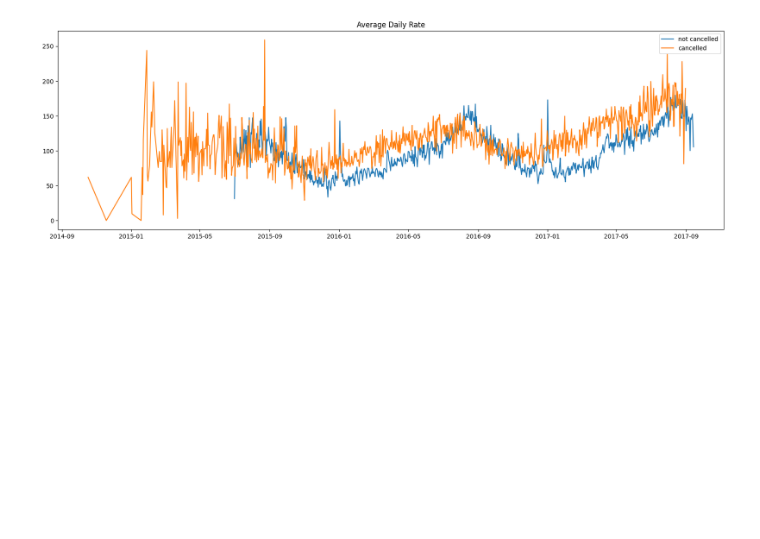
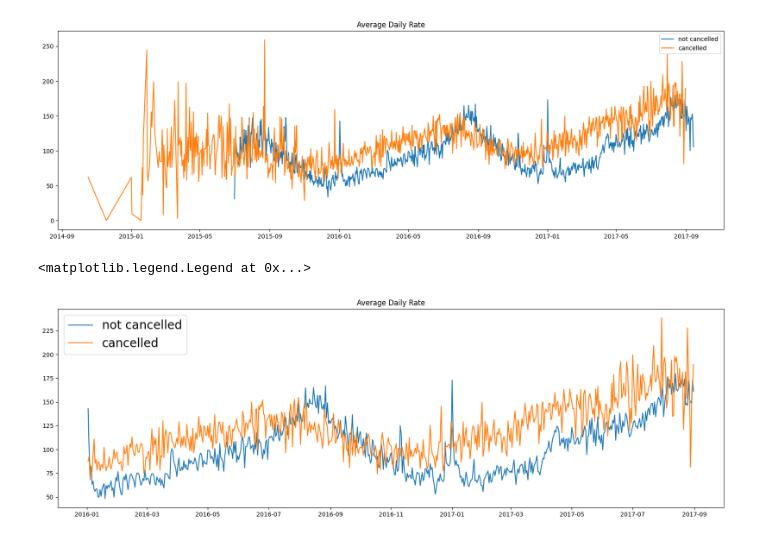
Before and after one commit to Binod-Dhami/hotel_booking, a Jupyter notebook: Hotel_Booking.ipynb, the cells around one changed output. Drawn from its saved outputs; the diff is of its cells as text; code cells hidden in the pictures; blank space fills up the shorter version.

Commit message:
line graph2

```diff
--- a/Hotel_Booking.ipynb
+++ b/Hotel_Booking.ipynb
@@ -387,3 +387,15 @@ plt.legend()
 # %% [output]
 <matplotlib.legend.Legend at 0x...>
 [figure]
+# %%
+cancelled_df_adr=cancelled_df_adr[(cancelled_df_adr['reservation_status_date']>'2016')&(cancelled_df_adr['reservation_status_date']<'2017-09')]
+not_cancelled_df_adr=not_cancelled_df_adr[(not_cancelled_df_adr['reservation_status_date']>'2016')&(not_cancelled_df_adr['reservation_status_date']<'2017-09')]
+# %%
+plt.figure(figsize=(20,6))
+plt.title('Average Daily Rate')
+plt.plot(not_cancelled_df_adr['reservation_status_date'],not_cancelled_df_adr['adr'],label='not cancelled')
+plt.plot(cancelled_df_adr['reservation_status_date'],cancelled_df_adr['adr'],label='cancelled')
+plt.legend(fontsize=20)
+# %% [output]
+<matplotlib.legend.Legend at 0x...>
+[figure, added]
```
